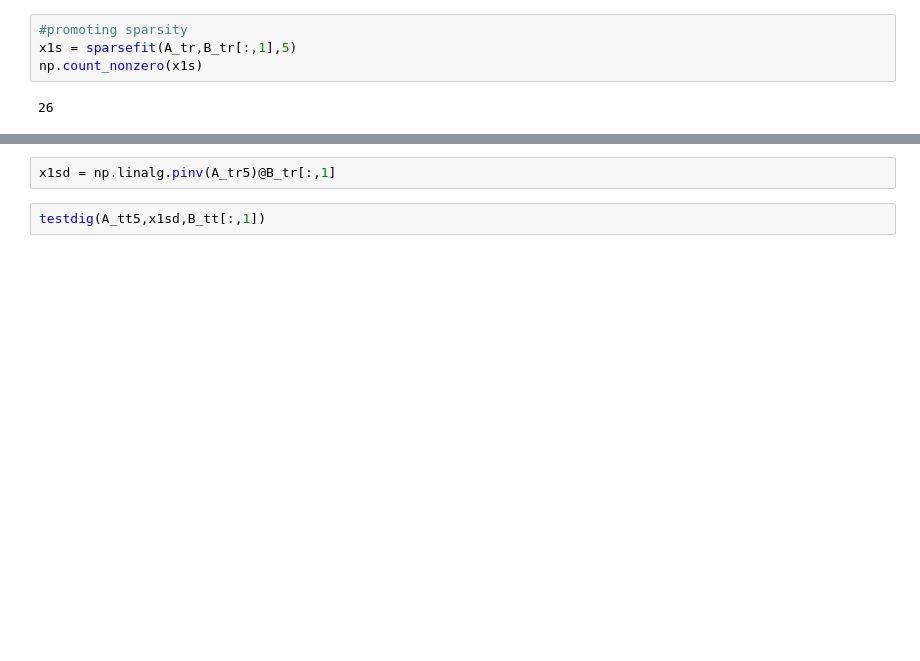
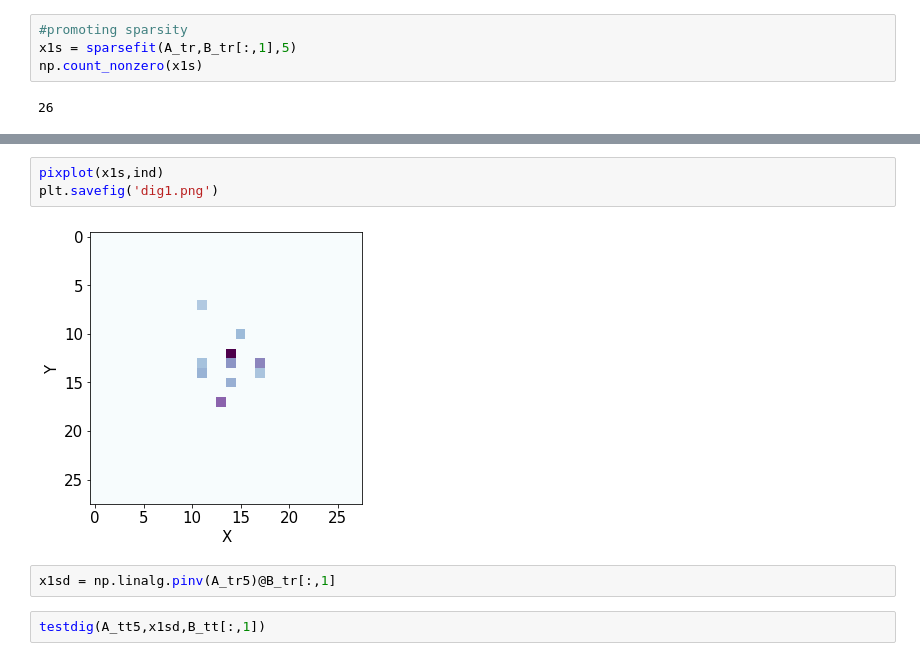
Before and after one commit to chrismhl/AMATH563, a Jupyter notebook: Homework1/AMATH563_Homework1_Code.ipynb, the cells around one changed output, grey strips where cells are left out. Saved outputs shown, nothing was run; the diff lists cells and outputs as text; blank space fills up the shorter version.

```diff
--- a/Homework1/AMATH563_Homework1_Code.ipynb
+++ b/Homework1/AMATH563_Homework1_Code.ipynb
@@ -491,3 +504,8 @@ print(ind)
+# %%
+pixplot(x1s,ind)
+plt.savefig('dig1.png')
+# %% [output]
+[figure, added]
 # %%
 x1sd = np.linalg.pinv(A_tr5)@B_tr[:,1]
 # %%
```
Also changed, not shown: parts of 36 cells of this notebook.
